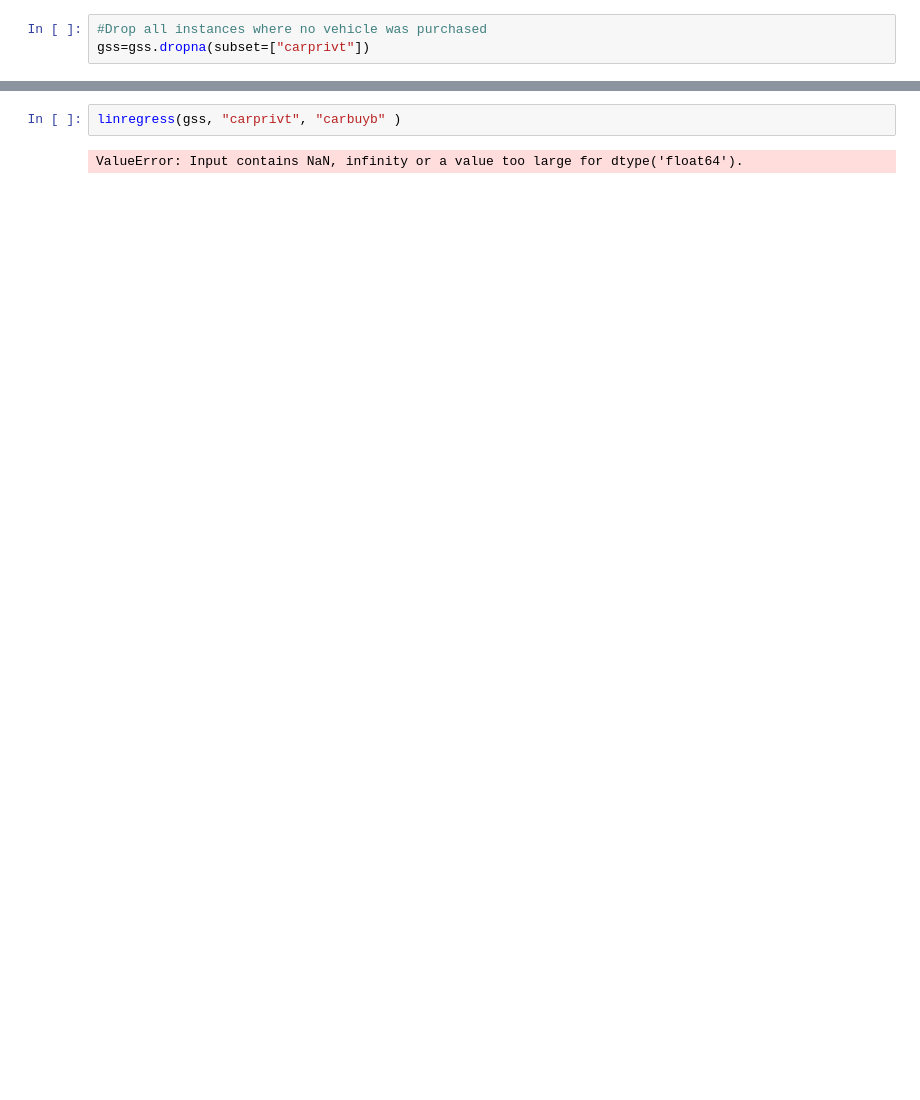
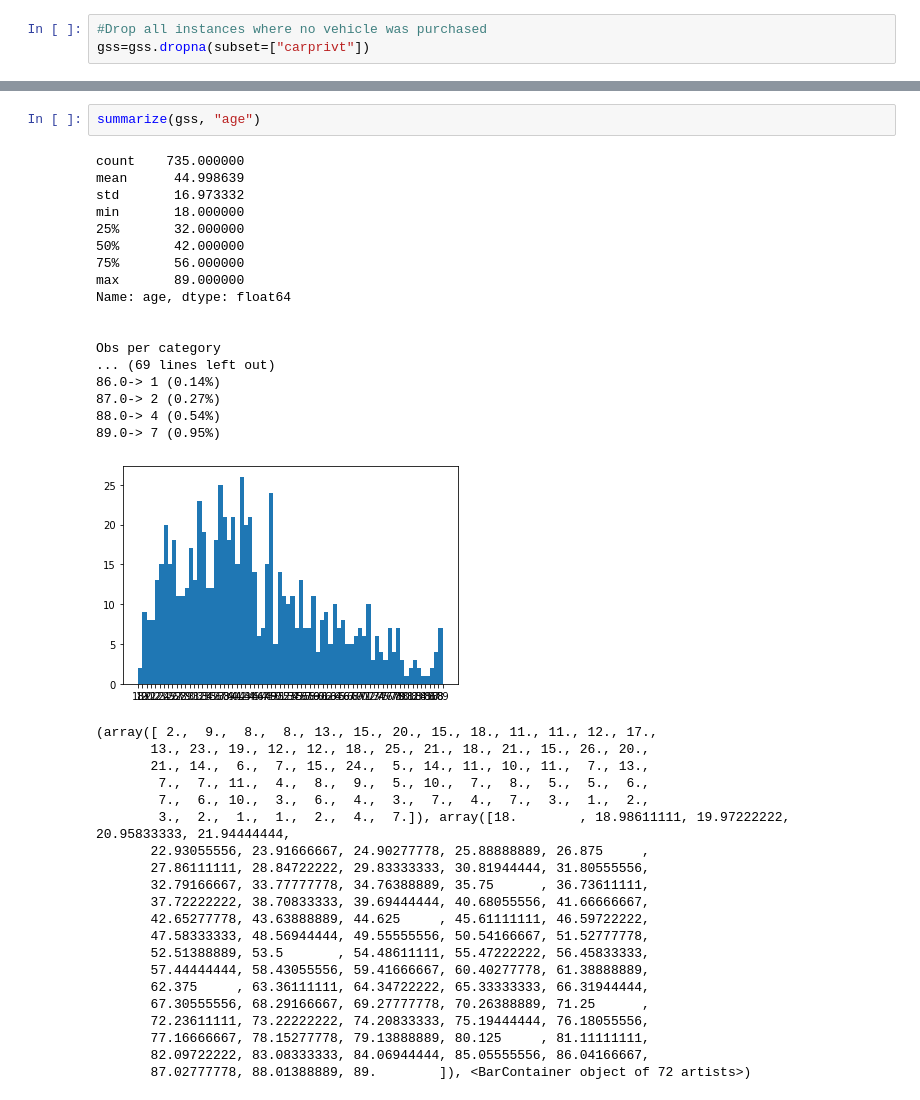
Before and after one commit to KathrynPanger/Consumer-Analysis, a Jupyter notebook: code/dataexplore.ipynb, the cells around one changed output, grey strips where cells are left out. Drawn from its saved outputs; the diff is of its cells as text; blank space fills up the shorter version.

```diff
--- a/code/dataexplore.ipynb
+++ b/code/dataexplore.ipynb
@@ -99,4 +276,41 @@ CARBUYD
-# %%
-linregress(gss, "carprivt", "carbuyb" )
-# %% [output]
-ValueError: Input contains NaN, infinity or a value too large for dtype('float64').
+# %%
+summarize(gss, "age")
+# %% [output]
+count    735.000000
+mean      44.998639
+std       16.973332
+min       18.000000
+25%       32.000000
+50%       42.000000
+75%       56.000000
+max       89.000000
+Name: age, dtype: float64
+
+
+Obs per category
+... (69 lines left out)
+86.0-> 1 (0.14%)
+87.0-> 2 (0.27%)
+88.0-> 4 (0.54%)
+89.0-> 7 (0.95%)
+[figure, added]
+(array([ 2.,  9.,  8.,  8., 13., 15., 20., 15., 18., 11., 11., 12., 17.,
+       13., 23., 19., 12., 12., 18., 25., 21., 18., 21., 15., 26., 20.,
+       21., 14.,  6.,  7., 15., 24.,  5., 14., 11., 10., 11.,  7., 13.,
+        7.,  7., 11.,  4.,  8.,  9.,  5., 10.,  7.,  8.,  5.,  5.,  6.,
+        7.,  6., 10.,  3.,  6.,  4.,  3.,  7.,  4.,  7.,  3.,  1.,  2.,
+        3.,  2.,  1.,  1.,  2.,  4.,  7.]), array([18.        , 18.98611111, 19.97222222, 20.95833333, 21.94444444,
+       22.93055556, 23.91666667, 24.90277778, 25.88888889, 26.875     ,
+       27.86111111, 28.84722222, 29.83333333, 30.81944444, 31.80555556,
+       32.79166667, 33.77777778, 34.76388889, 35.75      , 36.73611111,
+       37.72222222, 38.70833333, 39.69444444, 40.68055556, 41.66666667,
+       42.65277778, 43.63888889, 44.625     , 45.61111111, 46.59722222,
+       47.58333333, 48.56944444, 49.55555556, 50.54166667, 51.52777778,
+       52.51388889, 53.5       , 54.48611111, 55.47222222, 56.45833333,
+       57.44444444, 58.43055556, 59.41666667, 60.40277778, 61.38888889,
+       62.375     , 63.36111111, 64.34722222, 65.33333333, 66.31944444,
+       67.30555556, 68.29166667, 69.27777778, 70.26388889, 71.25      ,
+       72.23611111, 73.22222222, 74.20833333, 75.19444444, 76.18055556,
+       77.16666667, 78.15277778, 79.13888889, 80.125     , 81.11111111,
+       82.09722222, 83.08333333, 84.06944444, 85.05555556, 86.04166667,
+       87.02777778, 88.01388889, 89.        ]), <BarContainer object of 72 artists>)
```
Also changed, not shown: parts of 15 cells of this notebook, 27 other files.
